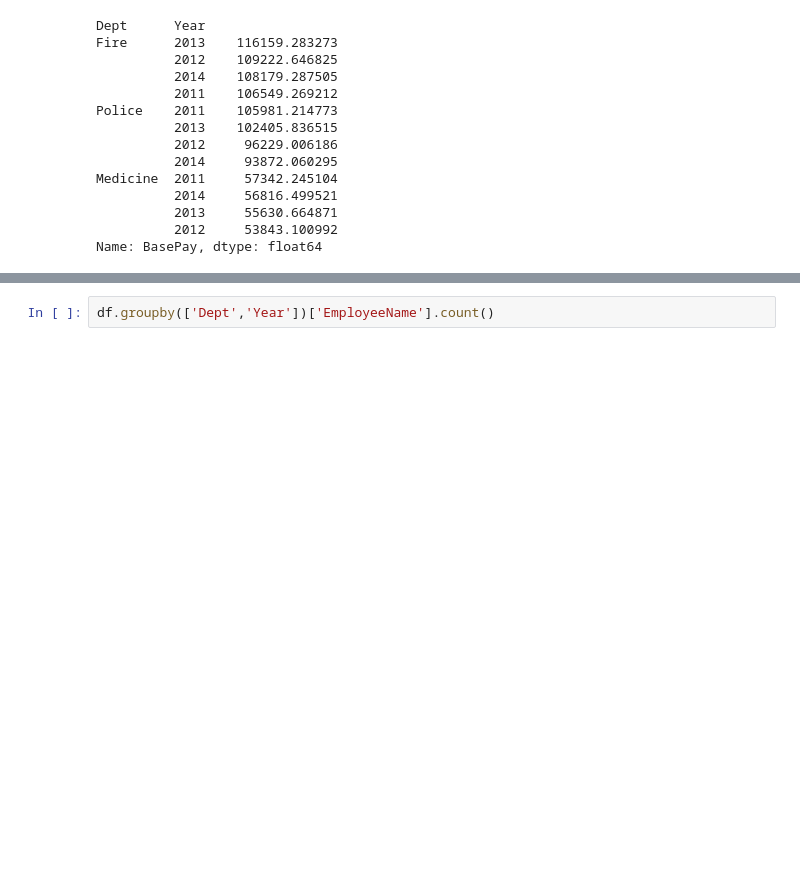
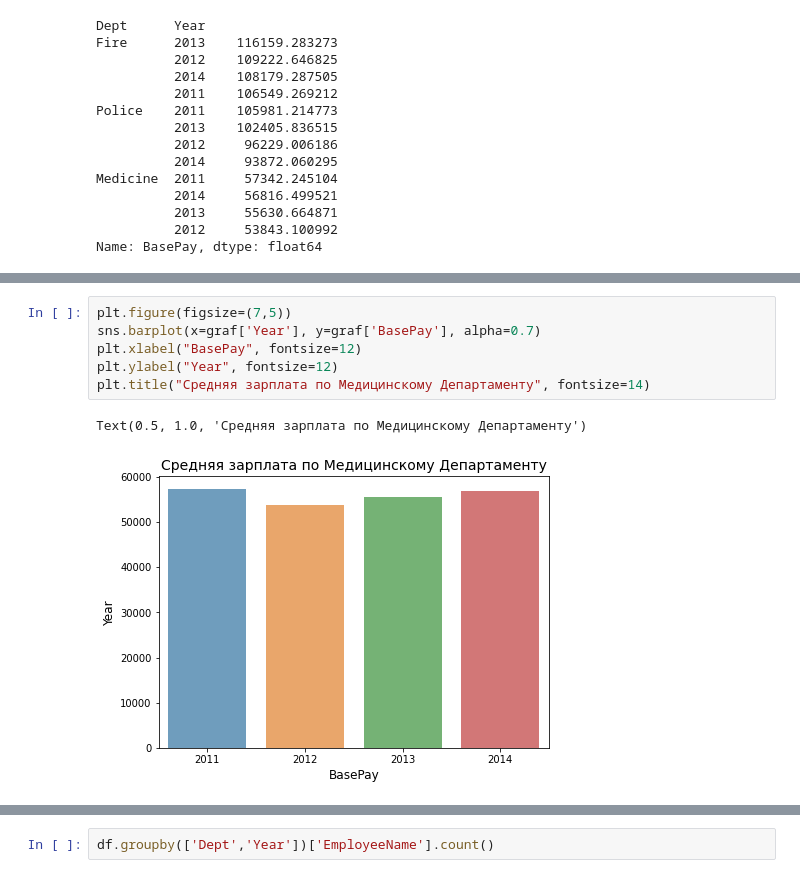
Before and after one commit to EvgenyBelov78/DA1, a Jupyter notebook: Salaries_in_SF.ipynb, the cells around one changed output, grey strips where cells are left out. Saved outputs shown, nothing was run; the diff lists cells and outputs as text; blank space fills up the shorter version.

```diff
--- a/Salaries_in_SF.ipynb
+++ b/Salaries_in_SF.ipynb
@@ -502,0 +502,9 @@ Name: BasePay, dtype: float64
+# %%
+plt.figure(figsize=(7,5))
+sns.barplot(x=graf['Year'], y=graf['BasePay'], alpha=0.7)
+plt.xlabel("BasePay", fontsize=12)
+plt.ylabel("Year", fontsize=12)
+plt.title("Средняя зарплата по Медицинскому Департаменту", fontsize=14)
+# %% [output]
+Text(0.5, 1.0, 'Средняя зарплата по Медицинскому Департаменту')
+[figure, added]
```
Also changed, not shown: parts of 16 cells of this notebook.
